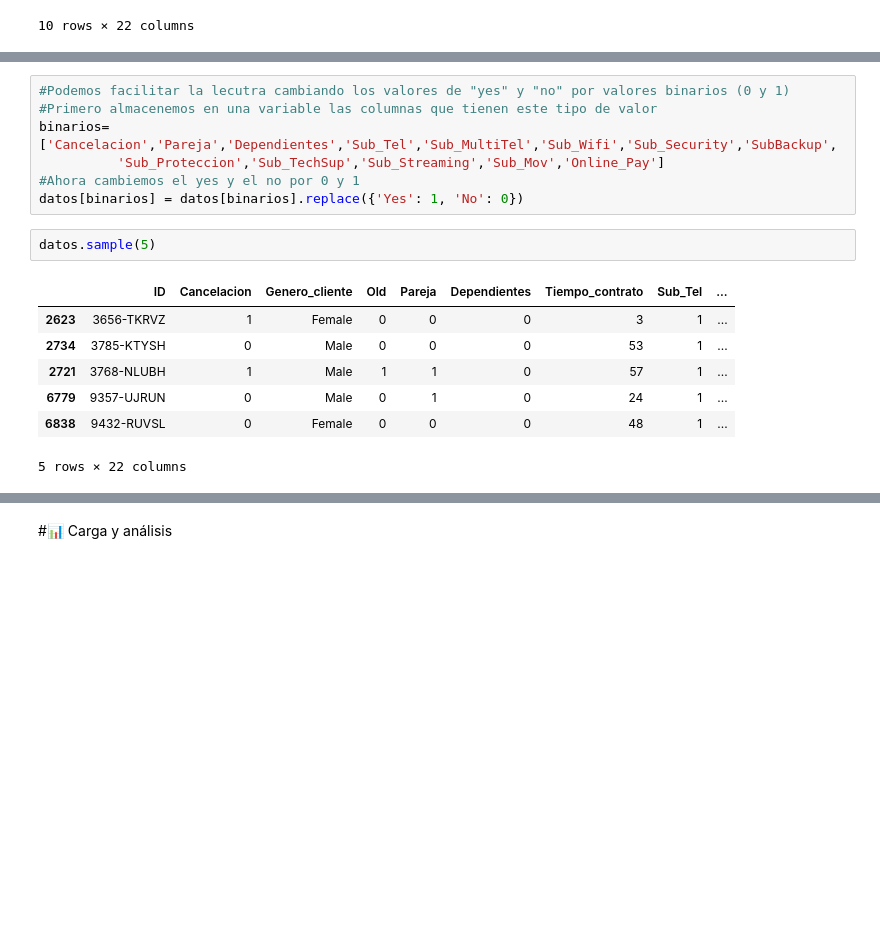
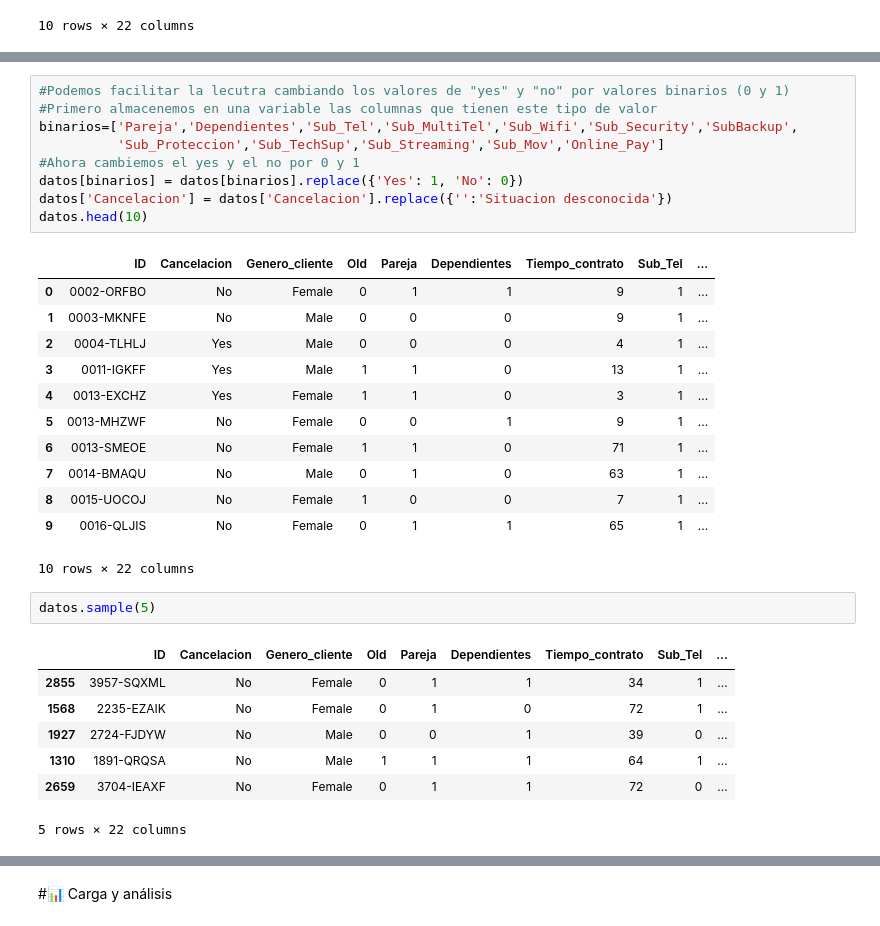
Before and after one commit to BARS182002/TelecomX_ChallengeAlura, a Jupyter notebook: TelecomX_BARS.ipynb, the cells around one changed output, grey strips where cells are left out. Saved outputs shown, nothing was run; the diff lists cells and outputs as text; blank space fills up the shorter version.

```diff
--- a/TelecomX_BARS.ipynb
+++ b/TelecomX_BARS.ipynb
@@ -265,17 +268,32 @@ datos.sample(5)
 # %%
 #Podemos facilitar la lecutra cambiando los valores de "yes" y "no" por valores binarios (0 y 1)
 #Primero almacenemos en una variable las columnas que tienen este tipo de valor
-binarios=['Cancelacion','Pareja','Dependientes','Sub_Tel','Sub_MultiTel','Sub_Wifi','Sub_Security','SubBackup',
+binarios=['Pareja','Dependientes','Sub_Tel','Sub_MultiTel','Sub_Wifi','Sub_Security','SubBackup',
           'Sub_Proteccion','Sub_TechSup','Sub_Streaming','Sub_Mov','Online_Pay']
 #Ahora cambiemos el yes y el no por 0 y 1
 datos[binarios] = datos[binarios].replace({'Yes': 1, 'No': 0})
+datos['Cancelacion'] = datos['Cancelacion'].replace({'':'Situacion desconocida'})
+datos.head(10)
+# %% [output]
+|  | ID | Cancelacion | Genero_cliente | Old | Pareja | Dependientes | Tiempo_contrato | Sub_Tel | ... |
+| 0 | 0002-ORFBO | No | Female | 0 | 1 | 1 | 9 | 1 | ... |
+| 1 | 0003-MKNFE | No | Male | 0 | 0 | 0 | 9 | 1 | ... |
+| 2 | 0004-TLHLJ | Yes | Male | 0 | 0 | 0 | 4 | 1 | ... |
+| 3 | 0011-IGKFF | Yes | Male | 1 | 1 | 0 | 13 | 1 | ... |
+| 4 | 0013-EXCHZ | Yes | Female | 1 | 1 | 0 | 3 | 1 | ... |
+| 5 | 0013-MHZWF | No | Female | 0 | 0 | 1 | 9 | 1 | ... |
+| 6 | 0013-SMEOE | No | Female | 1 | 1 | 0 | 71 | 1 | ... |
+| 7 | 0014-BMAQU | No | Male | 0 | 1 | 0 | 63 | 1 | ... |
+| 8 | 0015-UOCOJ | No | Female | 1 | 0 | 0 | 7 | 1 | ... |
+| 9 | 0016-QLJIS | No | Female | 0 | 1 | 1 | 65 | 1 | ... |
+10 rows × 22 columns
 # %%
 datos.sample(5)
 # %% [output]
 |  | ID | Cancelacion | Genero_cliente | Old | Pareja | Dependientes | Tiempo_contrato | Sub_Tel | ... |
-| 2623 | 3656-TKRVZ | 1 | Female | 0 | 0 | 0 | 3 | 1 | ... |
-| 2734 | 3785-KTYSH | 0 | Male | 0 | 0 | 0 | 53 | 1 | ... |
-| 2721 | 3768-NLUBH | 1 | Male | 1 | 1 | 0 | 57 | 1 | ... |
-| 6779 | 9357-UJRUN | 0 | Male | 0 | 1 | 0 | 24 | 1 | ... |
-| 6838 | 9432-RUVSL | 0 | Female | 0 | 0 | 0 | 48 | 1 | ... |
+| 2855 | 3957-SQXML | No | Female | 0 | 1 | 1 | 34 | 1 | ... |
+| 1568 | 2235-EZAIK | No | Female | 0 | 1 | 0 | 72 | 1 | ... |
+| 1927 | 2724-FJDYW | No | Male | 0 | 0 | 1 | 39 | 0 | ... |
+| 1310 | 1891-QRQSA | No | Male | 1 | 1 | 1 | 64 | 1 | ... |
+| 2659 | 3704-IEAXF | No | Female | 0 | 1 | 1 | 72 | 0 | ... |
 5 rows × 22 columns
```
Also changed, not shown: parts of 11 cells of this notebook.
